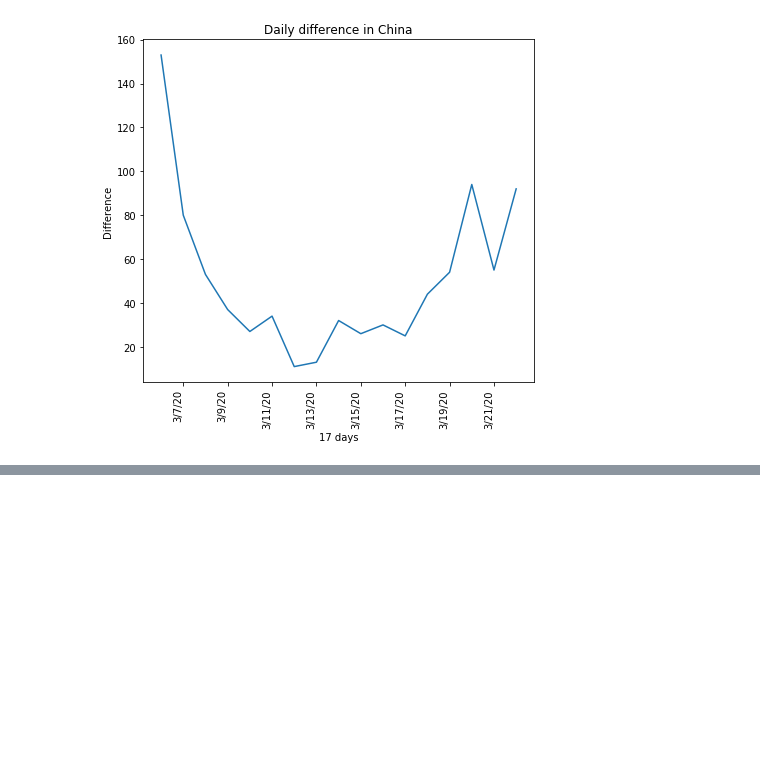
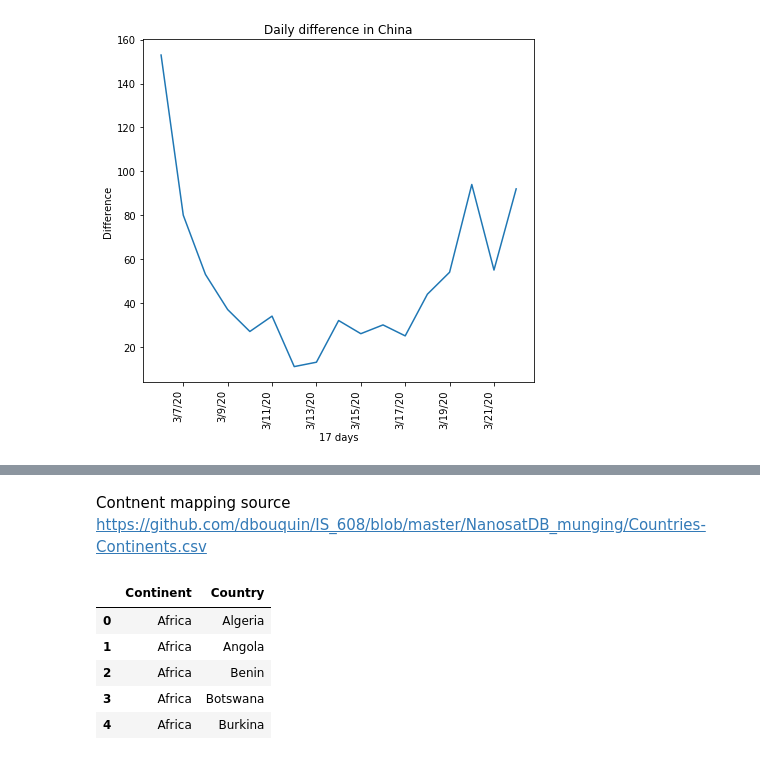
Before and after one commit to parmarsuraj99/10DaysofMLChallenge, a Jupyter notebook: day1/EDA_D1.ipynb, the cells around one changed output, grey strips where cells are left out. Saved outputs shown, nothing was run; the diff lists cells and outputs as text; code cells hidden in the pictures; blank space fills up the shorter version.

```diff
--- a/day1/EDA_D1.ipynb
+++ b/day1/EDA_D1.ipynb
@@ -296,3 +296,6 @@ plot_difference(daily_difference, "China", 60)
 # %% [markdown]
 !!!!China had an increase of 15136 cases on 2/13/20!!! maybe the highest in a day (when used all dates)
 <img src="china_spike_15k.png">
+# %% [markdown]
+Contnent mapping source
+https://github.com/dbouquin/IS_608/blob/master/NanosatDB_munging/Countries-Continents.csv
@@ -298,0 +304,9 @@ plot_difference(daily_difference, "China", 60)
+# %%
+c2c.head()
+# %% [output]
+|  | Continent | Country |
+| 0 | Africa | Algeria |
+| 1 | Africa | Angola |
+| 2 | Africa | Benin |
+| 3 | Africa | Botswana |
+| 4 | Africa | Burkina |
```
Also changed, not shown: parts of 9 cells of this notebook, 1 other file.
